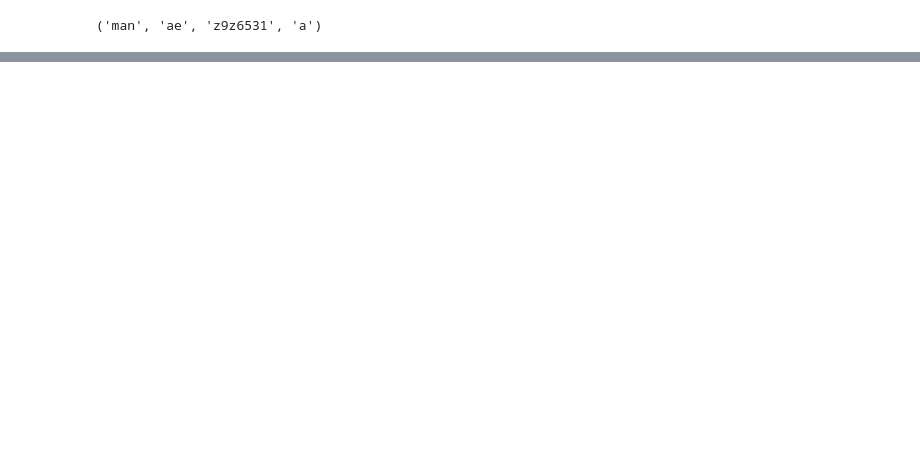
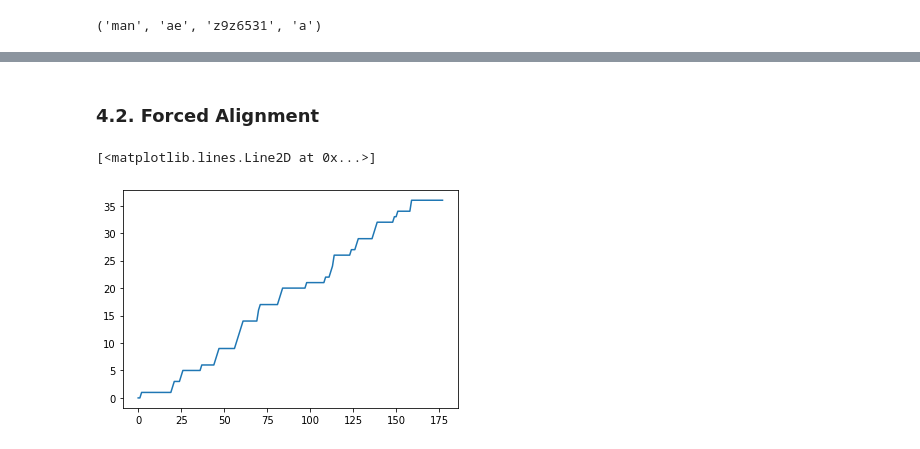
Before and after one commit to KenzaB27/ssr_labs, a Jupyter notebook: lab3/experiments.ipynb, the cells around one changed output, grey strips where cells are left out. Cells and saved outputs as stored; diff of their text form; code cells hidden in the pictures; blank space fills up the shorter version.

```diff
--- a/lab3/experiments.ipynb
+++ b/lab3/experiments.ipynb
@@ -14,0 +30,25 @@ OSError: PySndfile::error while opening b'data/tidigits/train/man/ae/z9z6531a.wa
+# %%
+phoneHMMs = np.load('data/lab2_models_all.npz',allow_pickle=True)['phoneHMMs'].item()
+phones = sorted(phoneHMMs.keys())
+nstates = {phone: phoneHMMs[phone]['means'].shape[0] for phone in phones}
+stateList = [ph + '_' + str(id) for ph in phones for id in range(nstates[ph])]
+# %% [markdown]
+### 4.2. Forced Alignment
+# %%
+filename = PATH + 'train/man/nw/z43a.wav'
+samples, samplingrate = tools.loadAudio(filename)
+lmfcc = u1.mfcc(samples)
+wordTrans = list(tools.path2info(filename)[2])
+# %%
+importlib.reload(proto)
+phoneTrans = proto.words2phones(wordTrans, prondict)
+# %%
+utteranceHMM = u2.concatHMMs(phoneHMMs, phoneTrans)
+stateTrans = [phone + '_' + str(stateid) for phone in phoneTrans for stateid in range(nstates[phone])]
+# %%
+log_emlik = tools2.log_multivariate_normal_density_diag(lmfcc,utteranceHMM['means'],utteranceHMM['covars'])
+vi_loglik, vi_path = u2.viterbi(log_emlik, np.log(utteranceHMM['startprob']), np.log(utteranceHMM['transmat']))
+plt.plot(vi_path)
+# %% [output]
+[<matplotlib.lines.Line2D at 0x...>]
+[figure, added]
```
Also changed, not shown: parts of 14 cells of this notebook.
